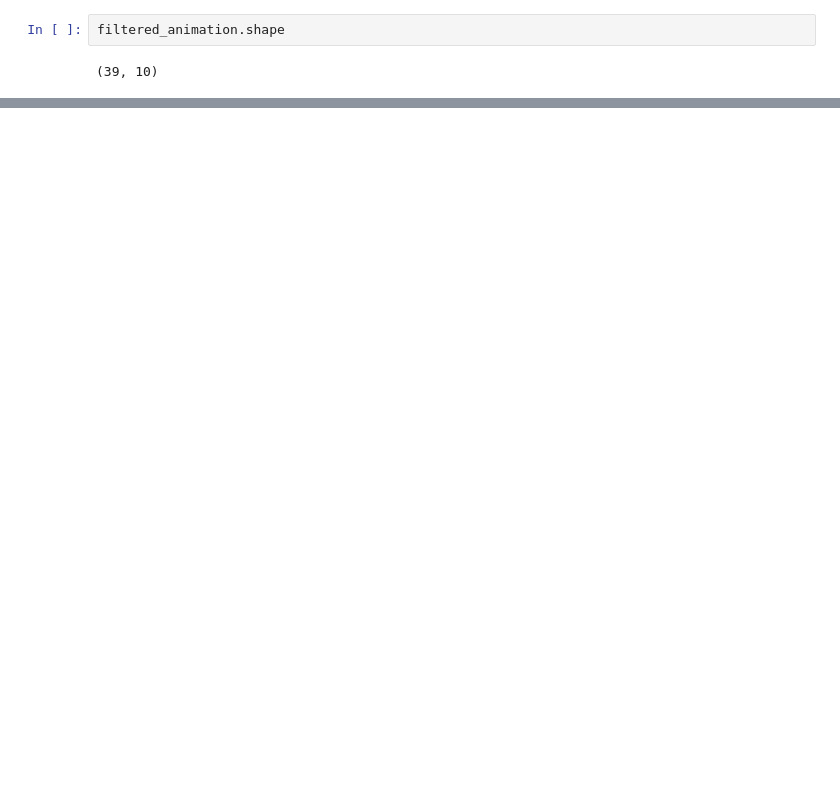
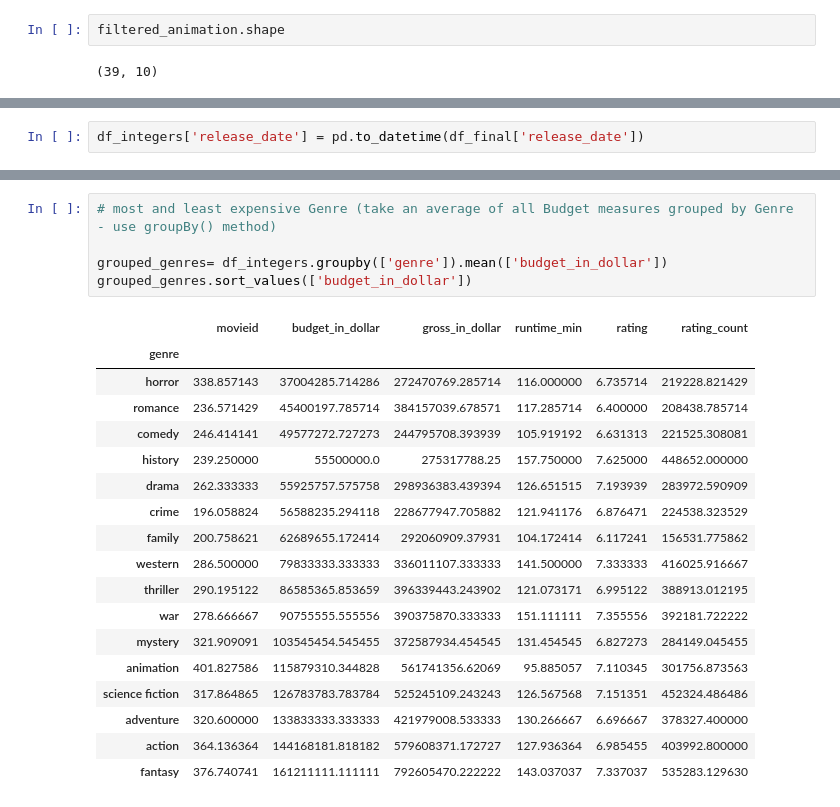
Before and after one commit to gabriela-arlt/Python-Beginner, a Jupyter notebook: Project 1/pandas_beginners.ipynb, the cells around one changed output, grey strips where cells are left out. Cells and saved outputs as stored; diff of their text form; blank space fills up the shorter version.

```diff
--- a/pandas_beginners.ipynb
+++ b/Project 1/pandas_beginners.ipynb
@@ -540,0 +605,2 @@ filtered_animation.shape
+# %%
+df_integers['release_date'] = pd.to_datetime(df_final['release_date'])
@@ -540,0 +695,24 @@ filtered_animation.shape
+# %%
+# most and least expensive Genre (take an average of all Budget measures grouped by Genre - use groupBy() method)
+
+grouped_genres= df_integers.groupby(['genre']).mean(['budget_in_dollar'])
+grouped_genres.sort_values(['budget_in_dollar'])
+# %% [output]
+|  | movieid | budget_in_dollar | gross_in_dollar | runtime_min | rating | rating_count |
+| genre |  |  |  |  |  |  |
+| horror | 338.857143 | 37004285.714286 | 272470769.285714 | 116.000000 | 6.735714 | 219228.821429 |
+| romance | 236.571429 | 45400197.785714 | 384157039.678571 | 117.285714 | 6.400000 | 208438.785714 |
+| comedy | 246.414141 | 49577272.727273 | 244795708.393939 | 105.919192 | 6.631313 | 221525.308081 |
+| history | 239.250000 | 55500000.0 | 275317788.25 | 157.750000 | 7.625000 | 448652.000000 |
+| drama | 262.333333 | 55925757.575758 | 298936383.439394 | 126.651515 | 7.193939 | 283972.590909 |
+| crime | 196.058824 | 56588235.294118 | 228677947.705882 | 121.941176 | 6.876471 | 224538.323529 |
+| family | 200.758621 | 62689655.172414 | 292060909.37931 | 104.172414 | 6.117241 | 156531.775862 |
+| western | 286.500000 | 79833333.333333 | 336011107.333333 | 141.500000 | 7.333333 | 416025.916667 |
+| thriller | 290.195122 | 86585365.853659 | 396339443.243902 | 121.073171 | 6.995122 | 388913.012195 |
+| war | 278.666667 | 90755555.555556 | 390375870.333333 | 151.111111 | 7.355556 | 392181.722222 |
+| mystery | 321.909091 | 103545454.545455 | 372587934.454545 | 131.454545 | 6.827273 | 284149.045455 |
+| animation | 401.827586 | 115879310.344828 | 561741356.62069 | 95.885057 | 7.110345 | 301756.873563 |
+| science fiction | 317.864865 | 126783783.783784 | 525245109.243243 | 126.567568 | 7.151351 | 452324.486486 |
+| adventure | 320.600000 | 133833333.333333 | 421979008.533333 | 130.266667 | 6.696667 | 378327.400000 |
+| action | 364.136364 | 144168181.818182 | 579608371.172727 | 127.936364 | 6.985455 | 403992.800000 |
+| fantasy | 376.740741 | 161211111.111111 | 792605470.222222 | 143.037037 | 7.337037 | 535283.129630 |
```
Also changed, not shown: parts of 21 cells of this notebook, 2 other files.
